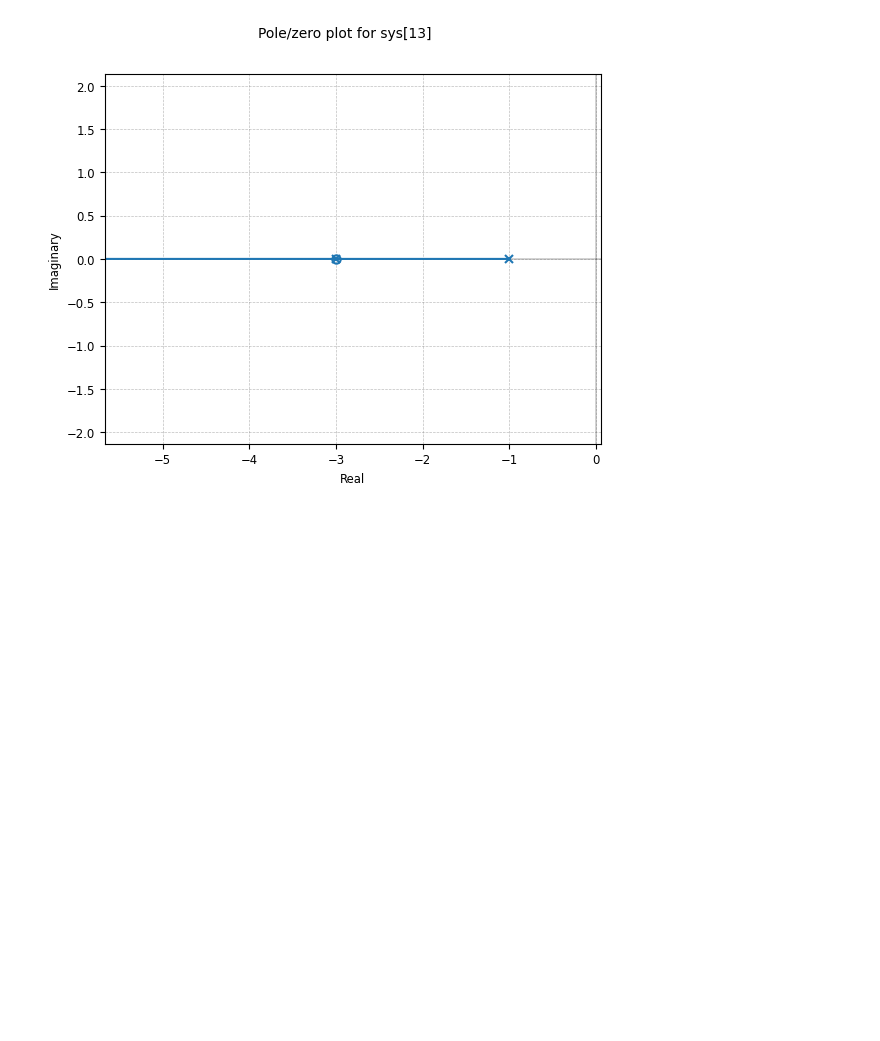
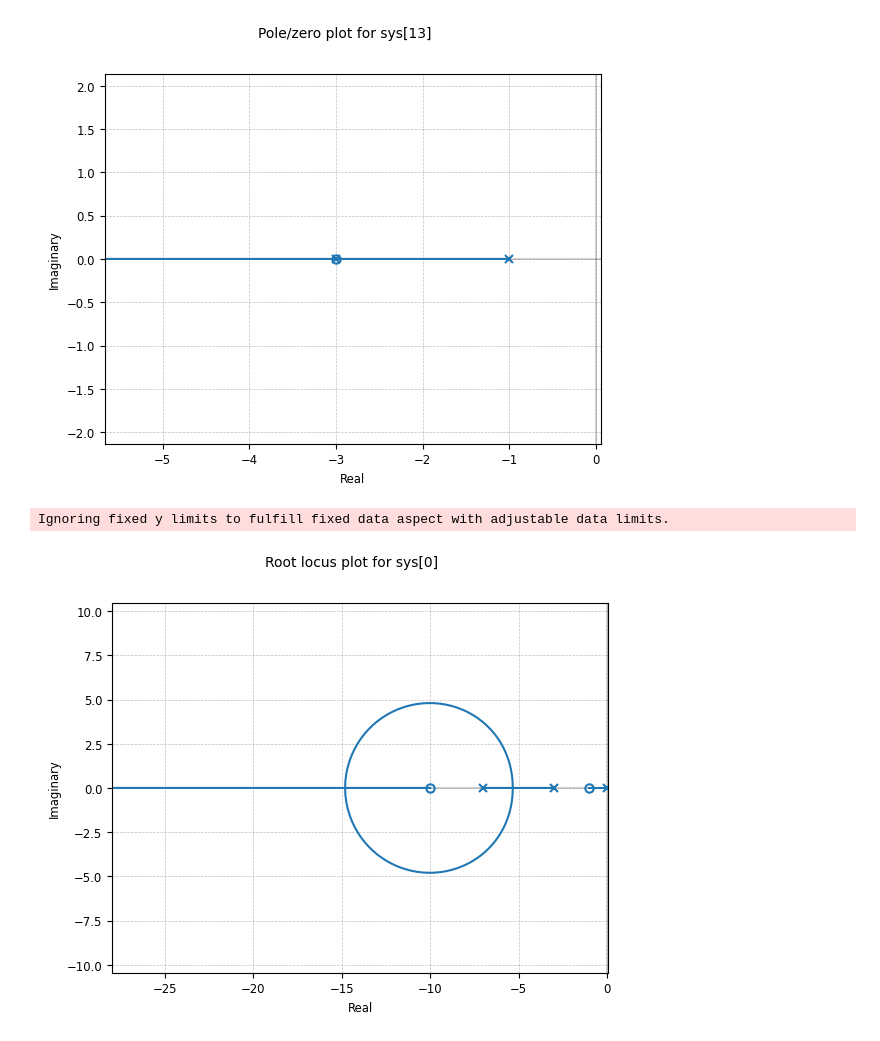
Before and after one commit to shawal-mbalire/BELE, a Jupyter notebook: bele32/control/python/6root_locus.ipynb, the cells around one changed output. Drawn from its saved outputs; the diff is of its cells as text; code cells hidden in the pictures; blank space fills up the shorter version.

```diff
--- a/bele32/control/python/6root_locus.ipynb
+++ b/bele32/control/python/6root_locus.ipynb
@@ -73,3 +73,11 @@ plt.grid(visible=True, which='both',axis='both', linestyle='--', linewidth=0.5,
 plt.show()
 # %% [output]
 [figure]
+# %%
+G = control.zpk([-10,-1], [ 0, -3,-7], 1) # zero,pole,gain
+control.root_locus(G , grid=False)
+plt.grid(visible=True, which='both',axis='both', linestyle='--', linewidth=0.5, color='gray', alpha=0.5)
+plt.show()
+# %% [output]
+Ignoring fixed y limits to fulfill fixed data aspect with adjustable data limits.
+[figure, added]
```
Also changed, not shown: 1 other file.
